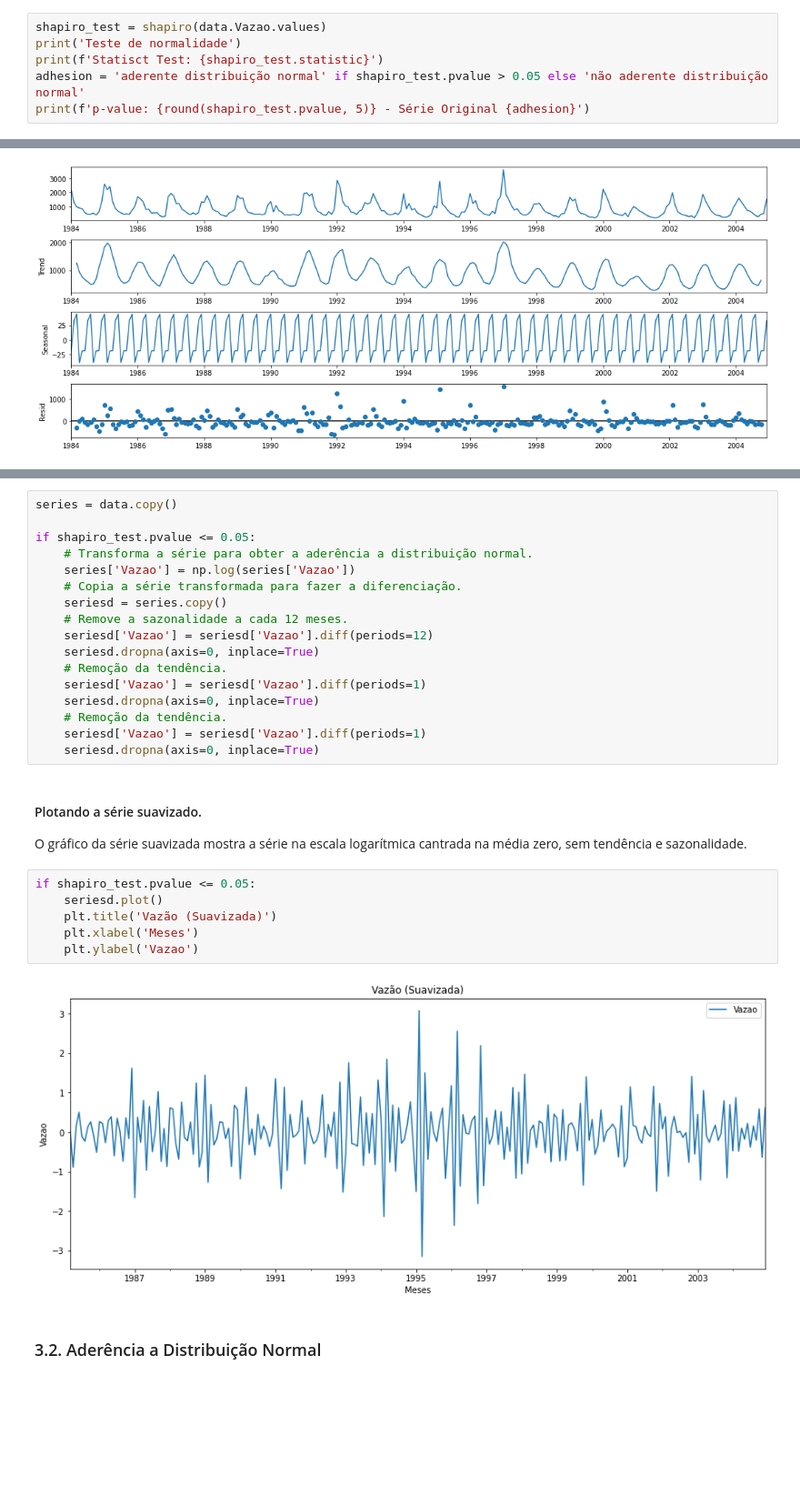
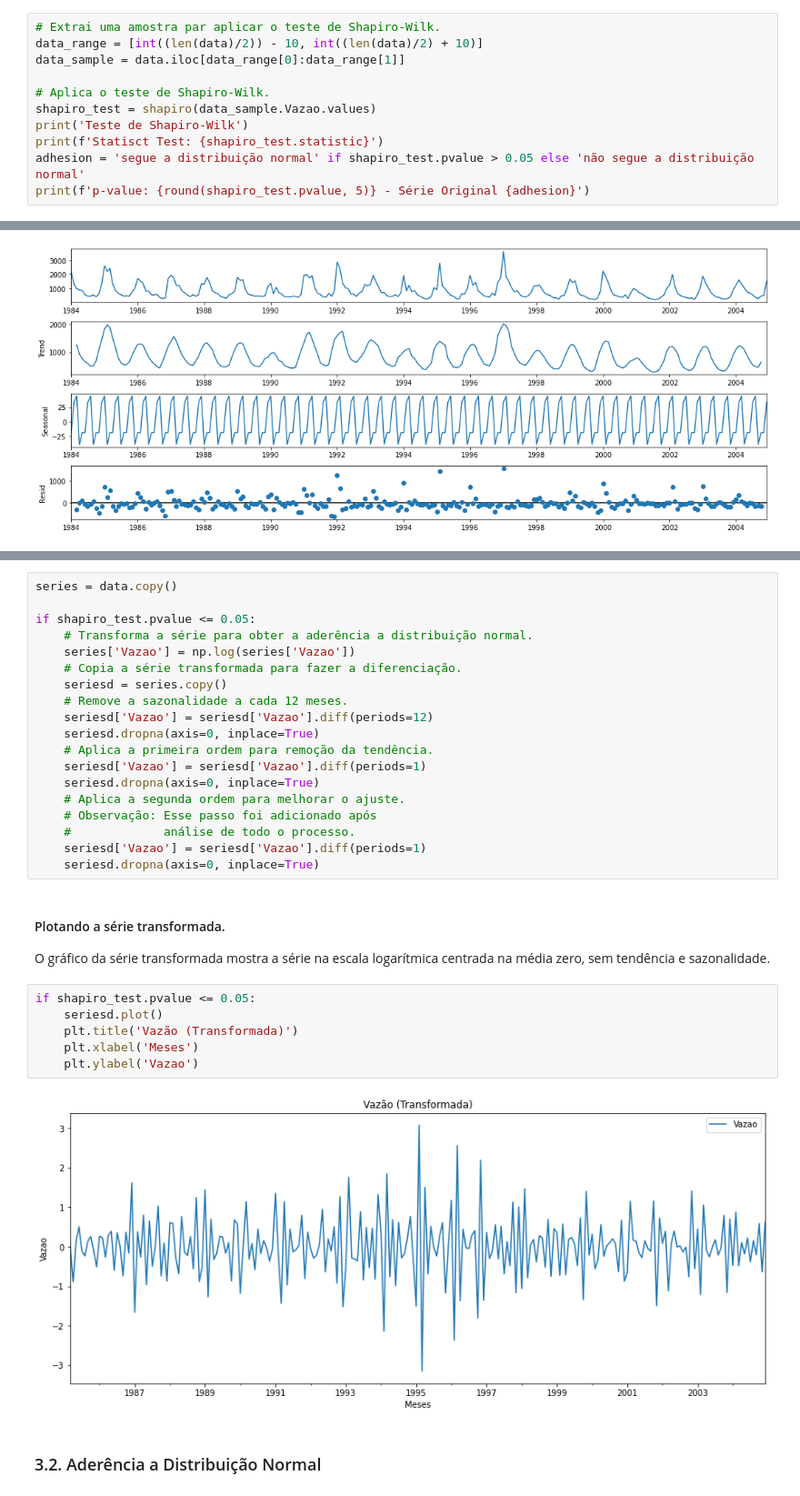
Before and after one commit to yscosta/Previsao-de-Vazoes-de-Rios, a Jupyter notebook: Previsao-de-Vazoes-de-Rios.ipynb, the cells around one changed output, grey strips where cells are left out. Shown at 91% size. Cells and saved outputs as stored; diff of their text form; blank space fills up the shorter version.

Commit message:
Melhoria no texto da análise e no código fonte.

```diff
--- a/Previsao-de-Vazoes-de-Rios.ipynb
+++ b/Previsao-de-Vazoes-de-Rios.ipynb
@@ -216,7 +218,12 @@ A aplicação desse teste, confirma pela terceira vez que os dados das vazões n
 # %%
-shapiro_test = shapiro(data.Vazao.values)
-print('Teste de normalidade')
+# Extrai uma amostra par aplicar o teste de Shapiro-Wilk.
+data_range = [int((len(data)/2)) - 10, int((len(data)/2) + 10)]
+data_sample = data.iloc[data_range[0]:data_range[1]]
+
+# Aplica o teste de Shapiro-Wilk.
+shapiro_test = shapiro(data_sample.Vazao.values)
+print('Teste de Shapiro-Wilk')
 print(f'Statisct Test: {shapiro_test.statistic}')
-adhesion = 'aderente distribuição normal' if shapiro_test.pvalue > 0.05 else 'não aderente distribuição normal'
+adhesion = 'segue a distribuição normal' if shapiro_test.pvalue > 0.05 else 'não segue a distribuição normal'
 print(f'p-value: {round(shapiro_test.pvalue, 5)} - Série Original {adhesion}')
 # %% [output]
@@ -267,24 +273,26 @@ if shapiro_test.pvalue <= 0.05:
     # Remove a sazonalidade a cada 12 meses.
     seriesd['Vazao'] = seriesd['Vazao'].diff(periods=12)
     seriesd.dropna(axis=0, inplace=True)
-    # Remoção da tendência.
+    # Aplica a primeira ordem para remoção da tendência.
     seriesd['Vazao'] = seriesd['Vazao'].diff(periods=1)
     seriesd.dropna(axis=0, inplace=True)
-    # Remoção da tendência.
+    # Aplica a segunda ordem para melhorar o ajuste.
+    # Observação: Esse passo foi adicionado após
+    #             análise de todo o processo.
     seriesd['Vazao'] = seriesd['Vazao'].diff(periods=1)
     seriesd.dropna(axis=0, inplace=True)
 # %% [markdown]
-#### Plotando a série suavizado.
+#### Plotando a série transformada.
 
-O gráfico da série suavizada mostra a série na escala logarítmica cantrada na média zero, sem tendência e sazonalidade.
+O gráfico da série transformada mostra a série na escala logarítmica centrada na média zero, sem tendência e sazonalidade.
 # %%
 if shapiro_test.pvalue <= 0.05:
     seriesd.plot()
-    plt.title('Vazão (Suavizada)')
+    plt.title('Vazão (Transformada)')
     plt.xlabel('Meses')
     plt.ylabel('Vazao')
 # %% [output]
-[figure, old version]
+[figure, new version]
 # %% [markdown]
 ### 3.2. Aderência a Distribuição Normal
 # %% [markdown]
```
Also changed, not shown: parts of 23 cells of this notebook.
